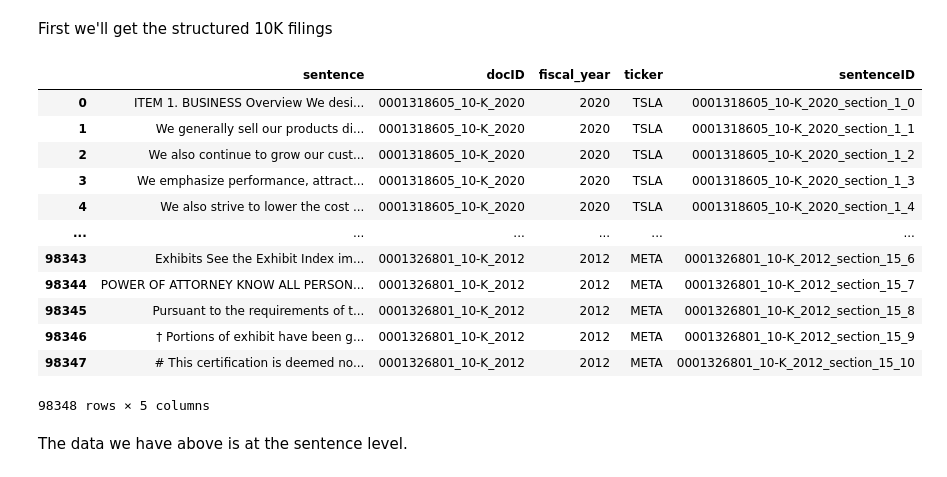
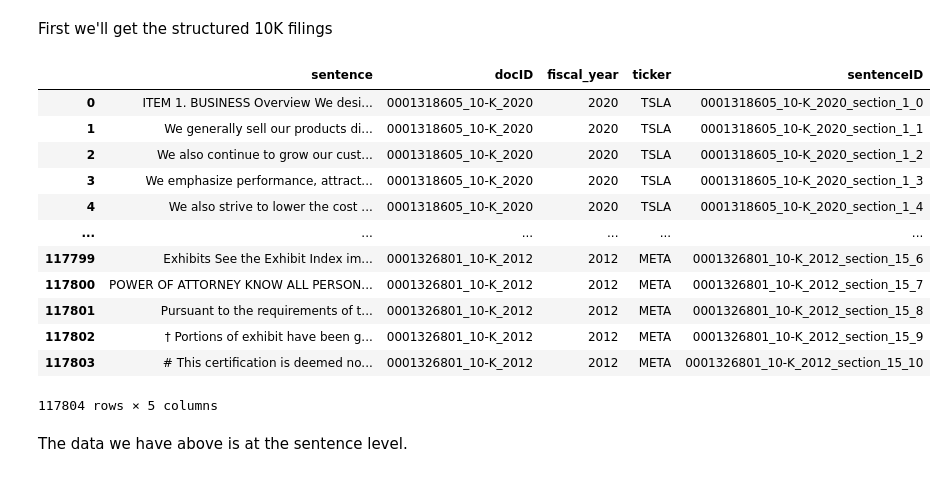
Before and after one commit to jon-robbins/sec-rag-pipeline, a Jupyter notebook: notebooks/EDA.ipynb, the cells around one changed output. Cells and saved outputs as stored; diff of their text form; code cells hidden in the pictures.

```diff
--- a/notebooks/EDA.ipynb
+++ b/notebooks/EDA.ipynb
@@ -85,45 +85,44 @@ from datasets import load_dataset
 raw_data_path = project_root / "data" / 'raw'/ "df_filings_full.parquet"
 
 # # Run the code below to download the data, it's about 20GB so not recommended unless you have time to kill
-# ds = load_dataset("JanosAudran/financial-reports-sec", "large_full")
 # ds = load_dataset("JanosAudran/financial-reports-sec", "large_full")
 # # Save to parquet
 # ds.save_to_disk(f"{raw_data_path}")
 import duckdb
 
 # Connect to in-memory database
 con = duckdb.connect(database=':memory:')
-
+tickers_of_interest = str(('AAPL', 'META', 'TSLA', 'NVDA', 'AMZN'))
 query = f"""
 SELECT
   sentence,
   docID,
   CAST(RIGHT(docID, 4) AS INTEGER) AS fiscal_year,
   tickers[1] AS ticker,
   sentenceID
 FROM read_parquet('{raw_data_path}')
 WHERE tickers IS NOT NULL
   AND array_length(tickers) > 0
-  AND tickers[1] IN ('AAPL', 'META', 'TSLA', 'NVDA') -- minimize corpus for computational efficiency
+  AND tickers[1] IN {tickers_of_interest} -- minimize corpus for computational efficiency
   AND LEN(sentence) > 20 -- filter boilerplate
 """
 # Read parquet file and display first 10 rows
 df = con.execute(query).df()
 display(df)
 # %% [output]
 |  | sentence | docID | fiscal_year | ticker | sentenceID |
 | 0 | ITEM 1. BUSINESS Overview We desi... | 0001318605_10-K_2020 | 2020 | TSLA | 0001318605_10-K_2020_section_1_0 |
 | 1 | We generally sell our products di... | 0001318605_10-K_2020 | 2020 | TSLA | 0001318605_10-K_2020_section_1_1 |
 | 2 | We also continue to grow our cust... | 0001318605_10-K_2020 | 2020 | TSLA | 0001318605_10-K_2020_section_1_2 |
 | 3 | We emphasize performance, attract... | 0001318605_10-K_2020 | 2020 | TSLA | 0001318605_10-K_2020_section_1_3 |
 | 4 | We also strive to lower the cost ... | 0001318605_10-K_2020 | 2020 | TSLA | 0001318605_10-K_2020_section_1_4 |
 | ... | ... | ... | ... | ... | ... |
-| 98343 | Exhibits See the Exhibit Index im... | 0001326801_10-K_2012 | 2012 | META | 0001326801_10-K_2012_section_15_6 |
-| 98344 | POWER OF ATTORNEY KNOW ALL PERSON... | 0001326801_10-K_2012 | 2012 | META | 0001326801_10-K_2012_section_15_7 |
-| 98345 | Pursuant to the requirements of t... | 0001326801_10-K_2012 | 2012 | META | 0001326801_10-K_2012_section_15_8 |
-| 98346 | † Portions of exhibit have been g... | 0001326801_10-K_2012 | 2012 | META | 0001326801_10-K_2012_section_15_9 |
-| 98347 | # This certification is deemed no... | 0001326801_10-K_2012 | 2012 | META | 0001326801_10-K_2012_section_15_10 |
+| 117799 | Exhibits See the Exhibit Index im... | 0001326801_10-K_2012 | 2012 | META | 0001326801_10-K_2012_section_15_6 |
+| 117800 | POWER OF ATTORNEY KNOW ALL PERSON... | 0001326801_10-K_2012 | 2012 | META | 0001326801_10-K_2012_section_15_7 |
+| 117801 | Pursuant to the requirements of t... | 0001326801_10-K_2012 | 2012 | META | 0001326801_10-K_2012_section_15_8 |
+| 117802 | † Portions of exhibit have been g... | 0001326801_10-K_2012 | 2012 | META | 0001326801_10-K_2012_section_15_9 |
+| 117803 | # This certification is deemed no... | 0001326801_10-K_2012 | 2012 | META | 0001326801_10-K_2012_section_15_10 |
-98348 rows × 5 columns
+117804 rows × 5 columns
 # %% [markdown]
 The data we have above is at the sentence level.
 # %%
```
Also changed, not shown: parts of 39 cells of this notebook, 14 other files.
